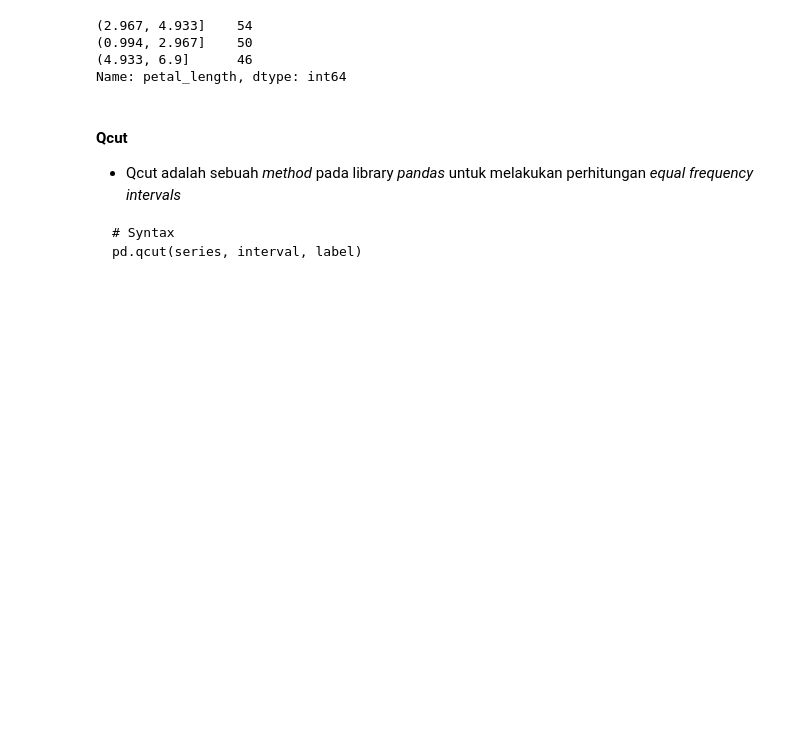
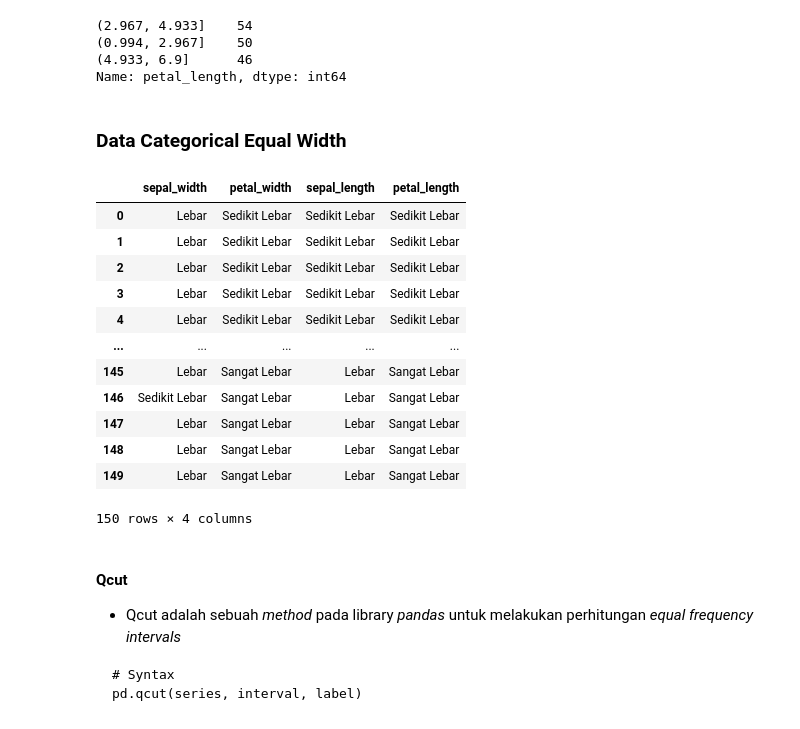
Before and after one commit to Ihsan210702/datamining, a Jupyter notebook: _sources/Tugas-2.ipynb, the cells around one changed output. Cells and saved outputs as stored; diff of their text form; code cells hidden in the pictures; blank space fills up the shorter version.

```diff
--- a/_sources/Tugas-2.ipynb
+++ b/_sources/Tugas-2.ipynb
@@ -79,7 +79,7 @@ pd.cut(series, interval, right=True, label)
 # %%
 # equal-width intervals
 
-labels = ["Sedikit Lebar", "Lebar", "Sangat Lebar"]
+labels = ["Kecil", "Sedang", "Besar"]
 amount_of_binning = len(labels)
 
 sepal_width_ew_binning = pd.cut(sepal_width, amount_of_binning, True, labels)
@@ -128,7 +128,7 @@ Name: sepal_width, dtype: int64
 * Kategori sangat lebar
 # %%
 # equal-width intervals
-labels = ["Sedikit Lebar", "Lebar", "Sangat Lebar"]
+labels = labels = ["Kecil", "Sedang", "Besar"]
 amount_of_binning = len(labels)
 
 petal_width_ew_binning = pd.cut(petal_width, amount_of_binning, True, labels)
@@ -266,6 +266,24 @@ interval_petal_length_ew_binning
 (0.994, 2.967]    50
 (4.933, 6.9]      46
 Name: petal_length, dtype: int64
+# %% [markdown]
+### Data Categorical Equal Width
+# %%
+pd.concat((sepal_width_ew_binning,petal_width_ew_binning,sepal_length_ew_binning,petal_length_ew_binning), axis=1)
+# %% [output]
+|  | sepal_width | petal_width | sepal_length | petal_length |
+| 0 | Lebar | Sedikit Lebar | Sedikit Lebar | Sedikit Lebar |
+| 1 | Lebar | Sedikit Lebar | Sedikit Lebar | Sedikit Lebar |
+| 2 | Lebar | Sedikit Lebar | Sedikit Lebar | Sedikit Lebar |
+| 3 | Lebar | Sedikit Lebar | Sedikit Lebar | Sedikit Lebar |
+| 4 | Lebar | Sedikit Lebar | Sedikit Lebar | Sedikit Lebar |
+| ... | ... | ... | ... | ... |
+| 145 | Lebar | Sangat Lebar | Lebar | Sangat Lebar |
+| 146 | Sedikit Lebar | Sangat Lebar | Lebar | Sangat Lebar |
+| 147 | Lebar | Sangat Lebar | Lebar | Sangat Lebar |
+| 148 | Lebar | Sangat Lebar | Lebar | Sangat Lebar |
+| 149 | Lebar | Sangat Lebar | Lebar | Sangat Lebar |
+150 rows × 4 columns
 # %% [markdown]
 #### Qcut
 * Qcut adalah sebuah *method* pada library *pandas* untuk melakukan perhitungan *equal frequency intervals*
```
Also changed, not shown: parts of 4 cells of this notebook, 13 other files.
